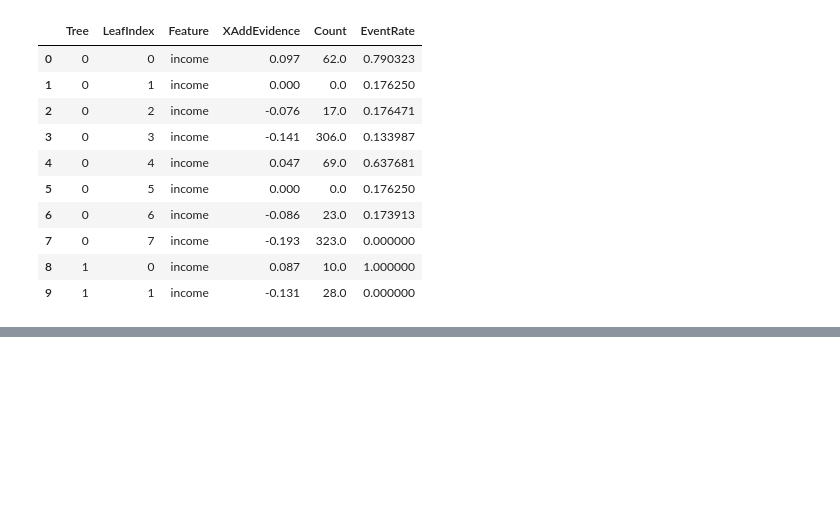
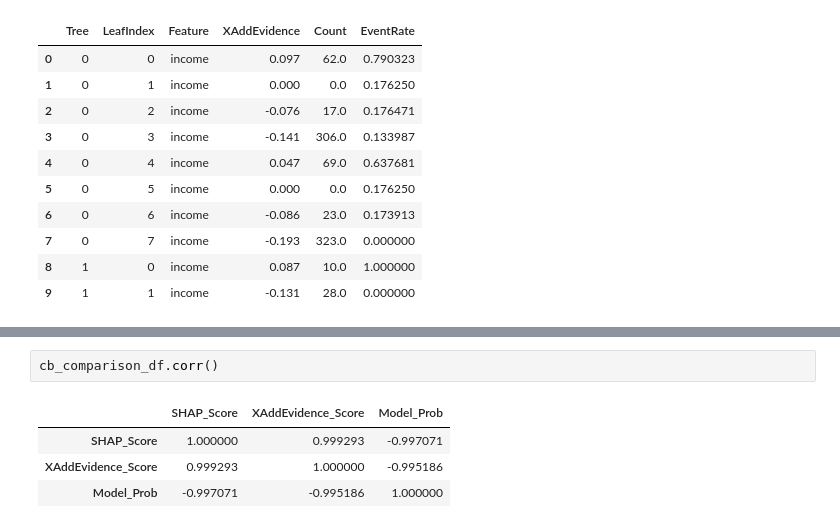
Before and after one commit to xRiskLab/xBooster, a Jupyter notebook: examples/shap-scorecard-examples.ipynb, the cells around one changed output, grey strips where cells are left out. Cells and saved outputs as stored; diff of their text form; blank space fills up the shorter version.

```diff
--- a/examples/shap-scorecard-examples.ipynb
+++ b/examples/shap-scorecard-examples.ipynb
@@ -426,3 +414,10 @@ Sample predictions (first 10):
+# %%
+cb_comparison_df.corr()
+# %% [output]
+|  | SHAP_Score | XAddEvidence_Score | Model_Prob |
+| SHAP_Score | 1.000000 | 0.999293 | -0.997071 |
+| XAddEvidence_Score | 0.999293 | 1.000000 | -0.995186 |
+| Model_Prob | -0.997071 | -0.995186 | 1.000000 |
 # %%
 # Decompose scores by feature using SHAP method
 cb_scores_decomposed = cb_constructor.predict_scores(X_test, method="shap")
```
Also changed, not shown: parts of 11 cells of this notebook, 14 other files.
